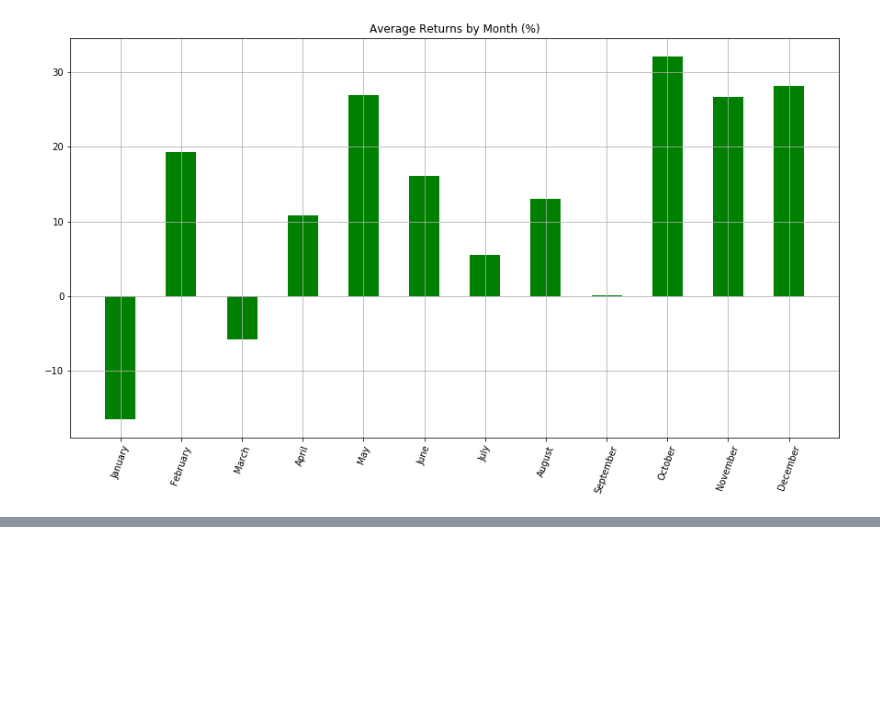
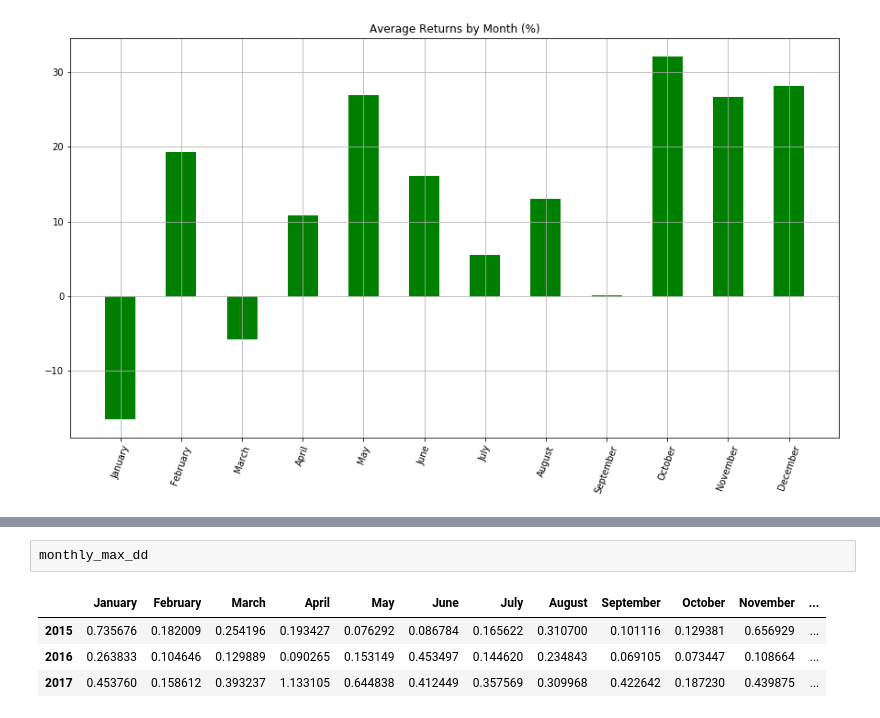
Before and after one commit to shayanrc/Crypto-Analysis, a Jupyter notebook: BTCUSD_Historical_Analysis.ipynb, the cells around one changed output, grey strips where cells are left out. Cells and saved outputs as stored; diff of their text form; blank space fills up the shorter version.

```diff
--- a/BTCUSD_Historical_Analysis.ipynb
+++ b/BTCUSD_Historical_Analysis.ipynb
@@ -132,0 +162,7 @@ Text(0.5,1,'Average Returns by Month (%)')
+# %%
+monthly_max_dd
+# %% [output]
+|  | January | February | March | April | May | June | July | August | September | October | November | ... |
+| 2015 | 0.735676 | 0.182009 | 0.254196 | 0.193427 | 0.076292 | 0.086784 | 0.165622 | 0.310700 | 0.101116 | 0.129381 | 0.656929 | ... |
+| 2016 | 0.263833 | 0.104646 | 0.129889 | 0.090265 | 0.153149 | 0.453497 | 0.144620 | 0.234843 | 0.069105 | 0.073447 | 0.108664 | ... |
+| 2017 | 0.453760 | 0.158612 | 0.393237 | 1.133105 | 0.644838 | 0.412449 | 0.357569 | 0.309968 | 0.422642 | 0.187230 | 0.439875 | ... |
```
Also changed, not shown: parts of 4 cells of this notebook.
